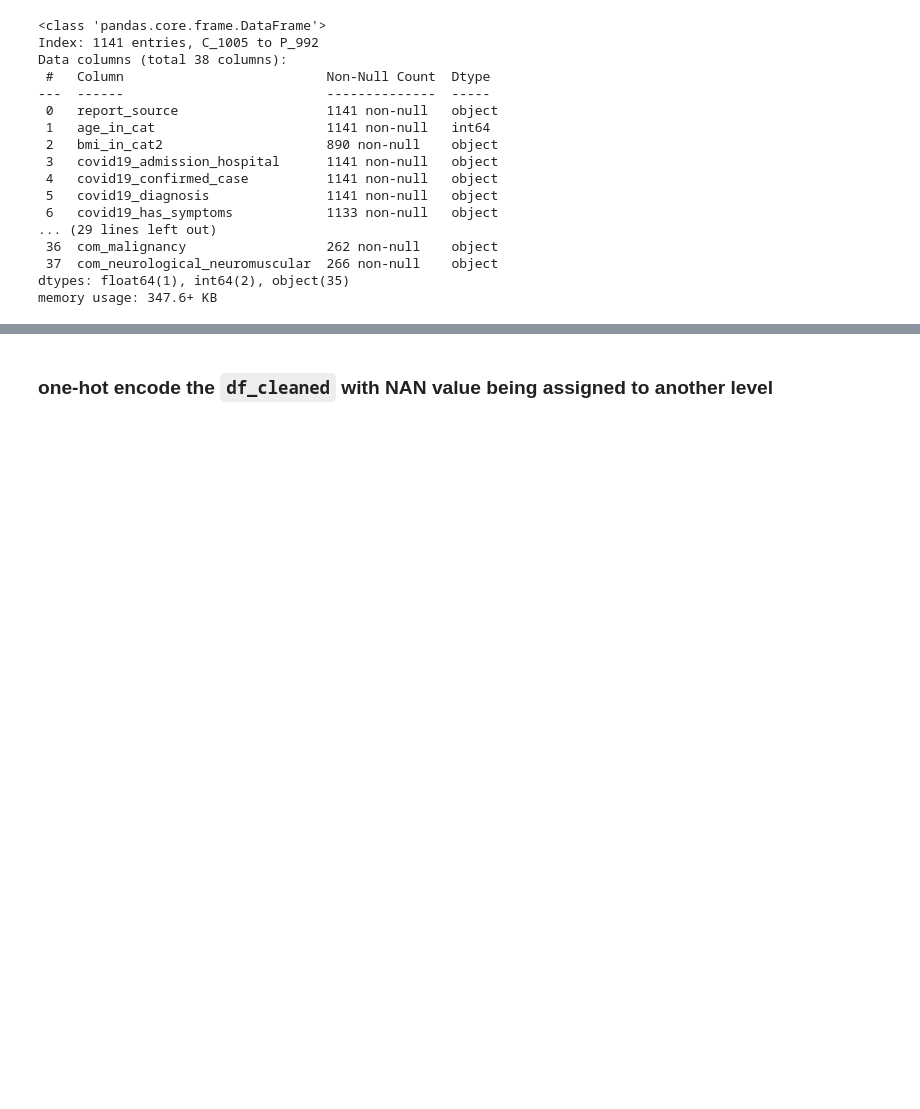
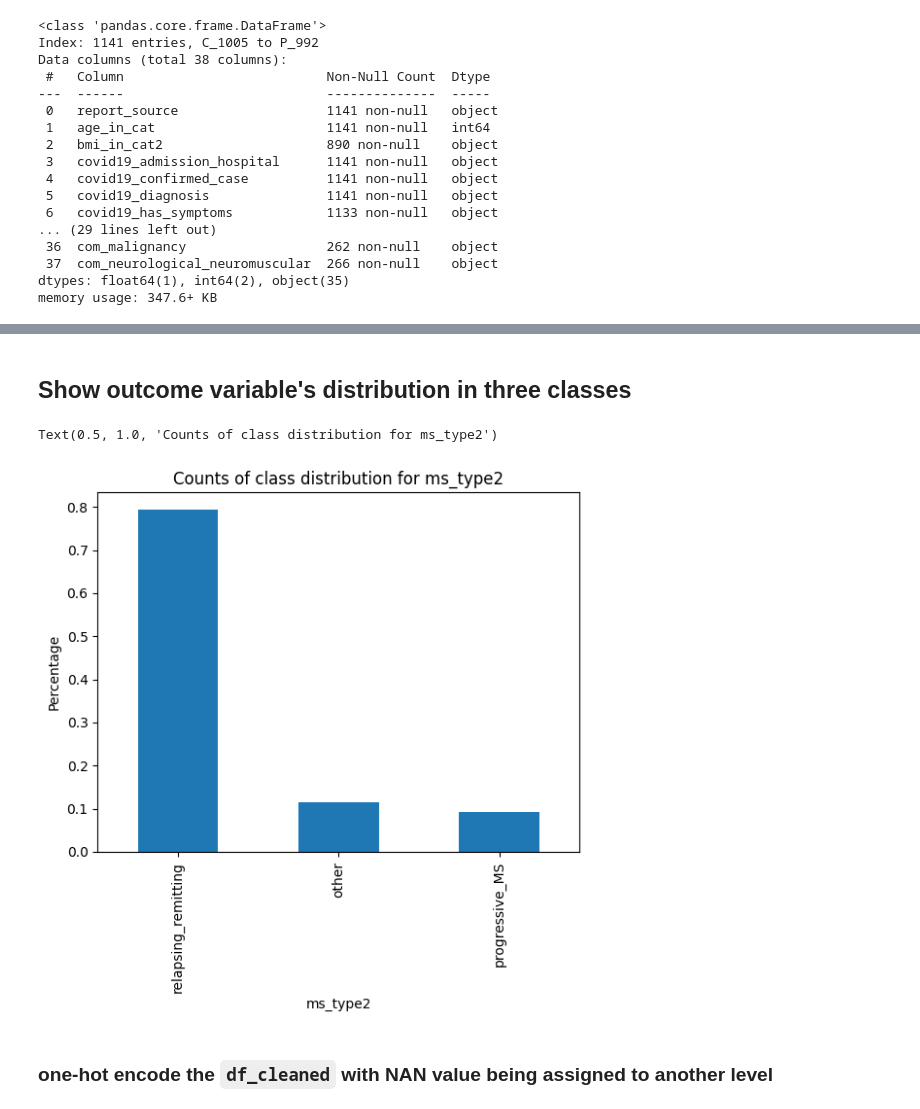
Before and after one commit to Xinyu-Sun/qualifying_exam_Comp_ML_MSCovid, a Jupyter notebook: EDA_ML_GDSI.ipynb, the cells around one changed output, grey strips where cells are left out. Saved outputs shown, nothing was run; the diff lists cells and outputs as text; code cells hidden in the pictures; blank space fills up the shorter version.

```diff
--- a/EDA_ML_GDSI.ipynb
+++ b/EDA_ML_GDSI.ipynb
@@ -163,3 +190,17 @@ memory usage: 347.6+ KB
+# %% [markdown]
+## Show outcome variable's distribution in three classes
+# %%
+## plot for ms_type2
+ms_type2_counts = df_cleaned['ms_type2'].value_counts() / len(df_cleaned)
+ax = ms_type2_counts.plot(kind='bar')
+
+# set labels
+ax.set_xlabel('ms_type2')
+ax.set_ylabel('Percentage')
+ax.set_title('Counts of class distribution for ms_type2')
+# %% [output]
+Text(0.5, 1.0, 'Counts of class distribution for ms_type2')
+[figure, added]
 # %% [markdown]
 ### one-hot encode the `df_cleaned` with NAN value being assigned to another level
 # %%
```
Also changed, not shown: parts of 10 cells of this notebook, 16 other files.
